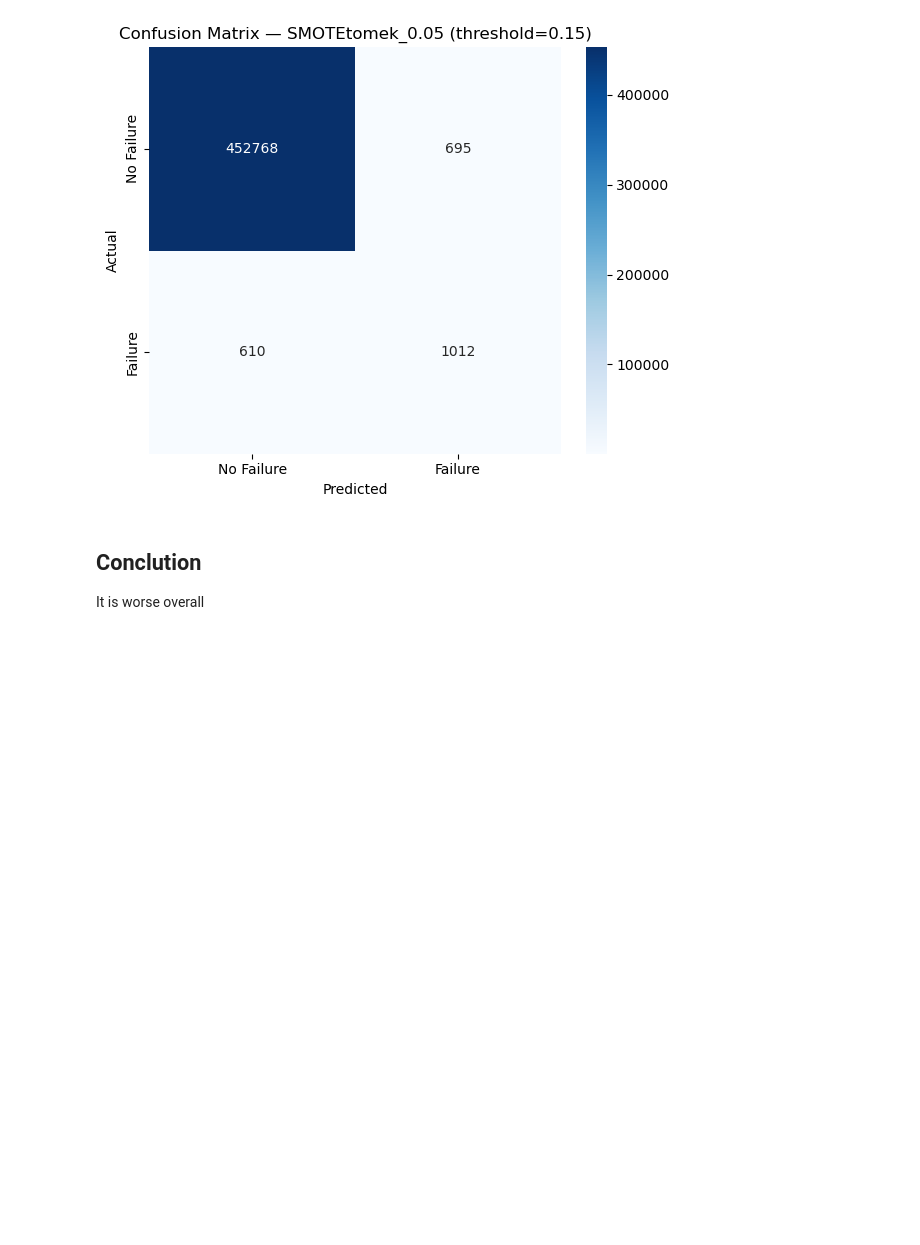
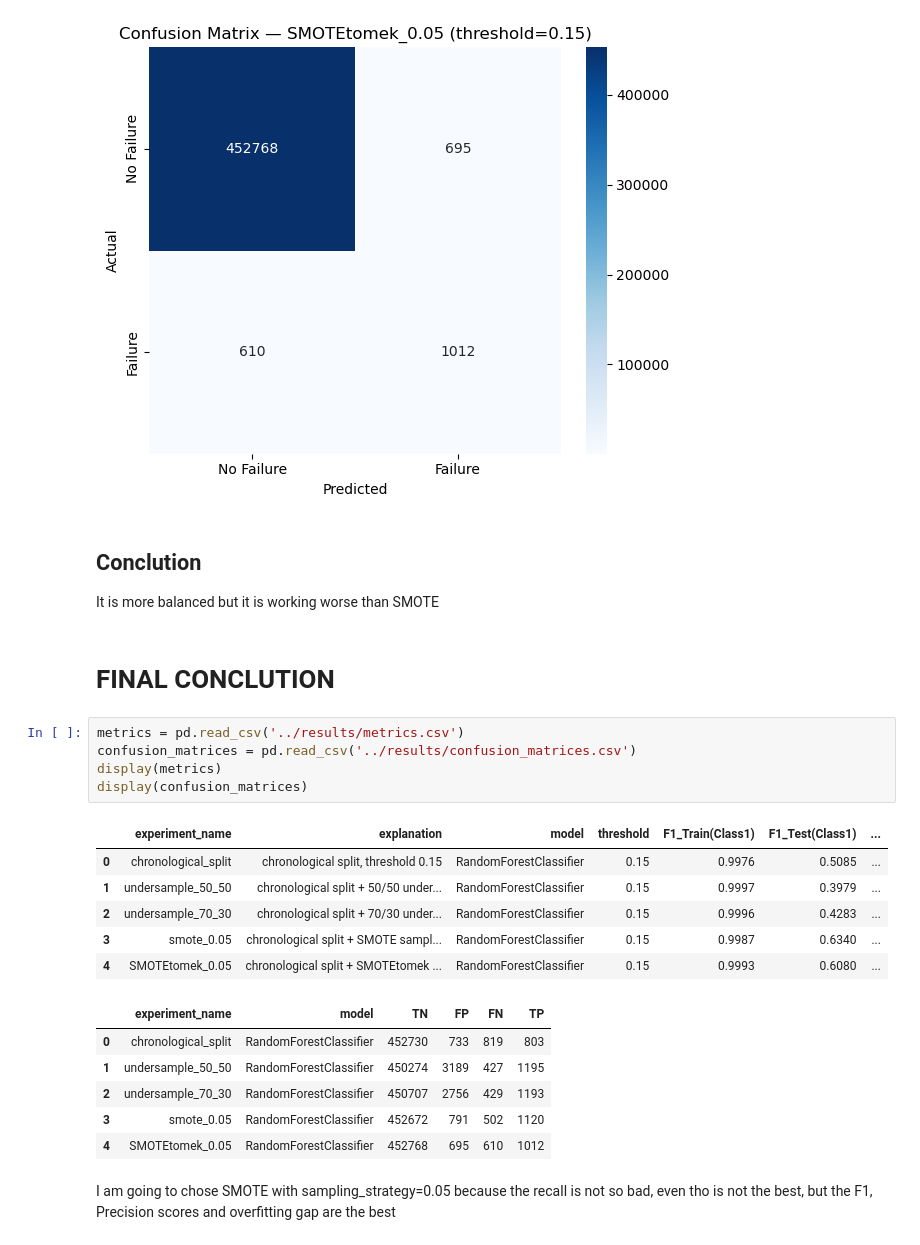
Before and after one commit to alexcardenasgutierrez-droid/Predictive-Maintenance-for-Railway-Aircompressor-MetroPT-3, a Jupyter notebook: notebooks/2_baseline.ipynb, the cells around one changed output. Drawn from its saved outputs; the diff is of its cells as text; blank space fills up the shorter version.

```diff
--- a/notebooks/2_baseline.ipynb
+++ b/notebooks/2_baseline.ipynb
@@ -387,4 +386,26 @@ results = evaluate_model(
 [figure]
 # %% [markdown]
 ## Conclution
-It is worse overall
+It is more balanced but it is working worse than SMOTE
+# %% [markdown]
+# FINAL CONCLUTION
+# %%
+metrics = pd.read_csv('../results/metrics.csv')
+confusion_matrices = pd.read_csv('../results/confusion_matrices.csv')
+display(metrics)
+display(confusion_matrices)
+# %% [output]
+|  | experiment_name | explanation | model | threshold | F1_Train(Class1) | F1_Test(Class1) | ... |
+| 0 | chronological_split | chronological split, threshold 0.15 | RandomForestClassifier | 0.15 | 0.9976 | 0.5085 | ... |
+| 1 | undersample_50_50 | chronological split + 50/50 under... | RandomForestClassifier | 0.15 | 0.9997 | 0.3979 | ... |
+| 2 | undersample_70_30 | chronological split + 70/30 under... | RandomForestClassifier | 0.15 | 0.9996 | 0.4283 | ... |
+| 3 | smote_0.05 | chronological split + SMOTE sampl... | RandomForestClassifier | 0.15 | 0.9987 | 0.6340 | ... |
+| 4 | SMOTEtomek_0.05 | chronological split + SMOTEtomek ... | RandomForestClassifier | 0.15 | 0.9993 | 0.6080 | ... |
+|  | experiment_name | model | TN | FP | FN | TP |
+| 0 | chronological_split | RandomForestClassifier | 452730 | 733 | 819 | 803 |
+| 1 | undersample_50_50 | RandomForestClassifier | 450274 | 3189 | 427 | 1195 |
+| 2 | undersample_70_30 | RandomForestClassifier | 450707 | 2756 | 429 | 1193 |
+| 3 | smote_0.05 | RandomForestClassifier | 452672 | 791 | 502 | 1120 |
+| 4 | SMOTEtomek_0.05 | RandomForestClassifier | 452768 | 695 | 610 | 1012 |
+# %% [markdown]
+I am going to chose SMOTE with sampling_strategy=0.05 because the recall is not so bad, even tho is not the best, but the F1, Precision scores and overfitting gap are the best
```
Also changed, not shown: parts of 1 cell of this notebook, 12 other files.
